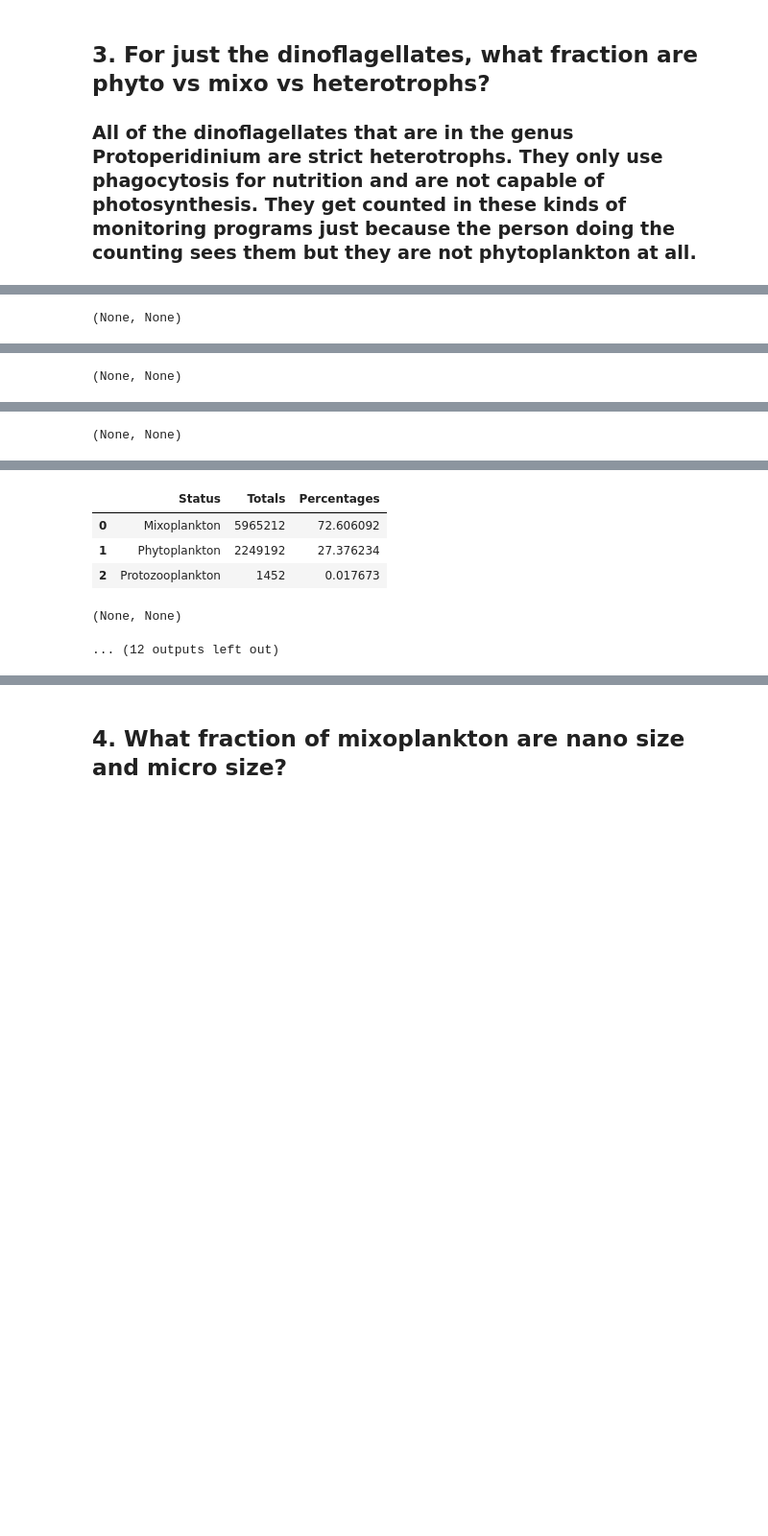
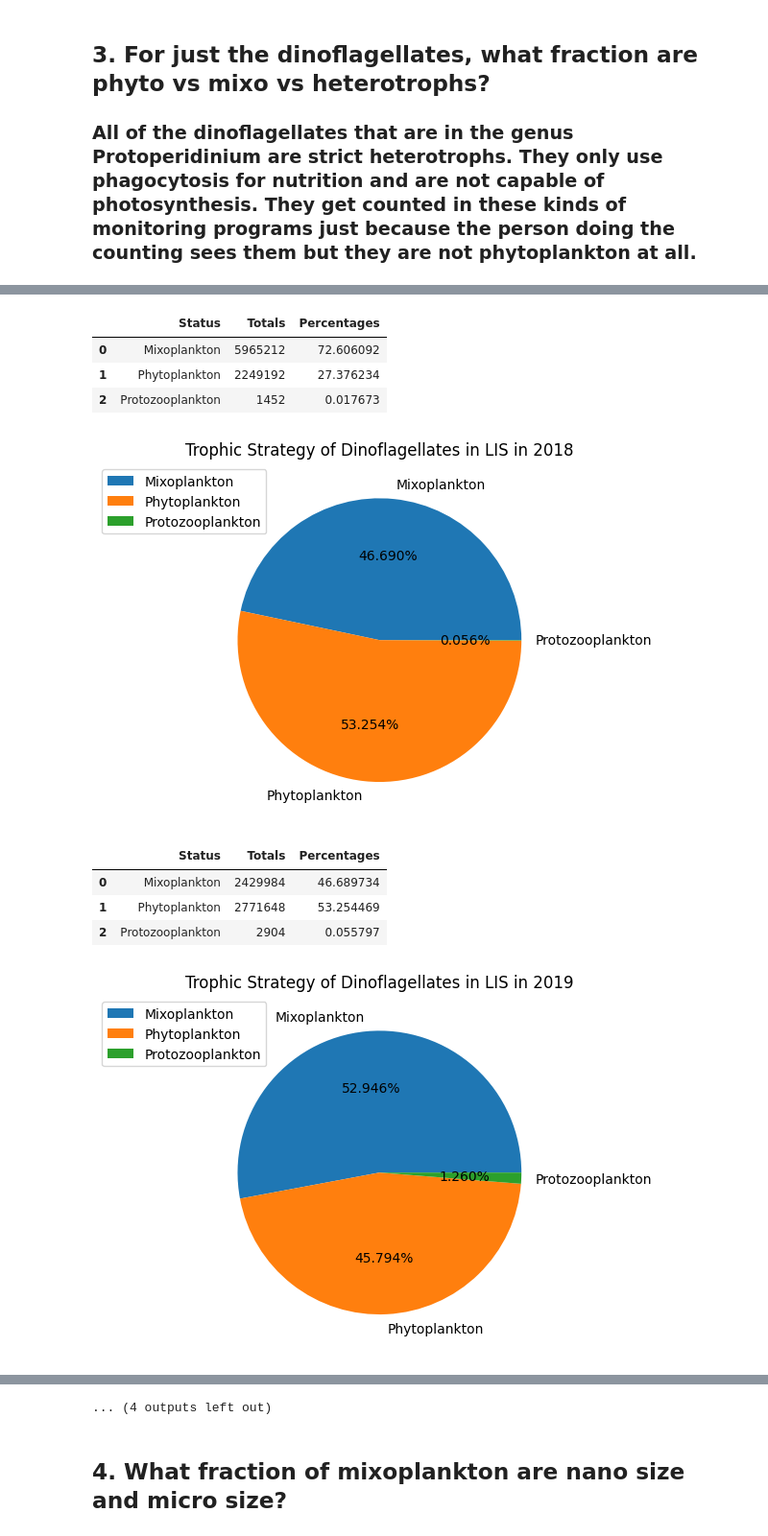
Before and after one commit to AMaher101/PlanktonClassifier, a Jupyter notebook: questions.ipynb, the cells around one changed output, grey strips where cells are left out. Shown at 96% size. Drawn from its saved outputs; the diff is of its cells as text; code cells hidden in the pictures; blank space fills up the shorter version.

```diff
--- a/questions.ipynb
+++ b/questions.ipynb
@@ -204,11 +300,12 @@ for csv_name in csvs:
 ## 3. For just the dinoflagellates, what fraction are phyto vs mixo vs heterotrophs?
 ### All of the dinoflagellates that are in the genus Protoperidinium are strict heterotrophs. They only use phagocytosis for nutrition and are not capable of photosynthesis. They get counted in these kinds of monitoring programs just because the person doing the counting sees them but they are not phytoplankton at all.
 # %%
-def trophic_strategy_for_dinoflagellates_pie():
+def trophic_strategy_for_dinoflagellates_pie(csv_name):
     # Get year
     year = re.search(r'\b(\d{4})\b', csv_name).group(1) if re.search(r'\b(\d{4})\b', csv_name) else 'Year not found'
 
     # Clean Data
+    classified = Classifier(csv_name)
     df = classified.all_classified
     df = df.loc[df['Phylum'] == 'Dinoflagellate']
     df.loc[df['Genus']=='Protoperidinium', 'Status'] = 'Protozooplankton'
@@ -221,38 +318,36 @@ def trophic_strategy_for_dinoflagellates_pie():
     plt.pie(counts['Percentages'], labels=counts['Status'], autopct='%1.3f%%')
     plt.legend(bbox_to_anchor=(.2, 1))
 
-    return plt.show(), display(counts)
+    plt.show()
+    display(counts)
 # %%
-csvs = sorted(os.listdir(f"{os.getcwd()}/inputs"))
 for csv_name in csvs:
-    # classify mixotrophs
-    classified = Classifier(csv_name)
-
     # Get pie chart for each year
-    display(trophic_strategy_for_dinoflagellates_pie())
+    trophic_strategy_for_dinoflagellates_pie(csv_name)
 # %% [output]
 [figure]
 |  | Status | Totals | Percentages |
 | 0 | Mixoplankton | 2663104 | 37.790295 |
 | 1 | Phytoplankton | 4345894 | 61.669622 |
 | 2 | Protozooplankton | 38060 | 0.540084 |
-(None, None)
 [figure]
 |  | Status | Totals | Percentages |
 | 0 | Mixoplankton | 3659608 | 35.202836 |
 | 1 | Phytoplankton | 6730316 | 64.740872 |
 | 2 | Protozooplankton | 5852 | 0.056292 |
-(None, None)
 [figure]
 |  | Status | Totals | Percentages |
 | 0 | Mixoplankton | 1666984 | 37.969914 |
 | 1 | Phytoplankton | 2721840 | 61.997013 |
 | 2 | Protozooplankton | 1452 | 0.033073 |
-(None, None)
 [figure]
 |  | Status | Totals | Percentages |
 | 0 | Mixoplankton | 5965212 | 72.606092 |
 | 1 | Phytoplankton | 2249192 | 27.376234 |
 | 2 | Protozooplankton | 1452 | 0.017673 |
-(None, None)
-... (12 outputs left out)
+[figure, added]
+|  | Status | Totals | Percentages |
+| 0 | Mixoplankton | 2429984 | 46.689734 |
+| 1 | Phytoplankton | 2771648 | 53.254469 |
+| 2 | Protozooplankton | 2904 | 0.055797 |
+[figure, added]
@@ -259,3 +358,4 @@ for csv_name in csvs:
+... (4 outputs left out)
 # %% [markdown]
 ## 4. What fraction of mixoplankton are nano size and micro size?
 # %%
```
Also changed, not shown: parts of 15 cells of this notebook.
